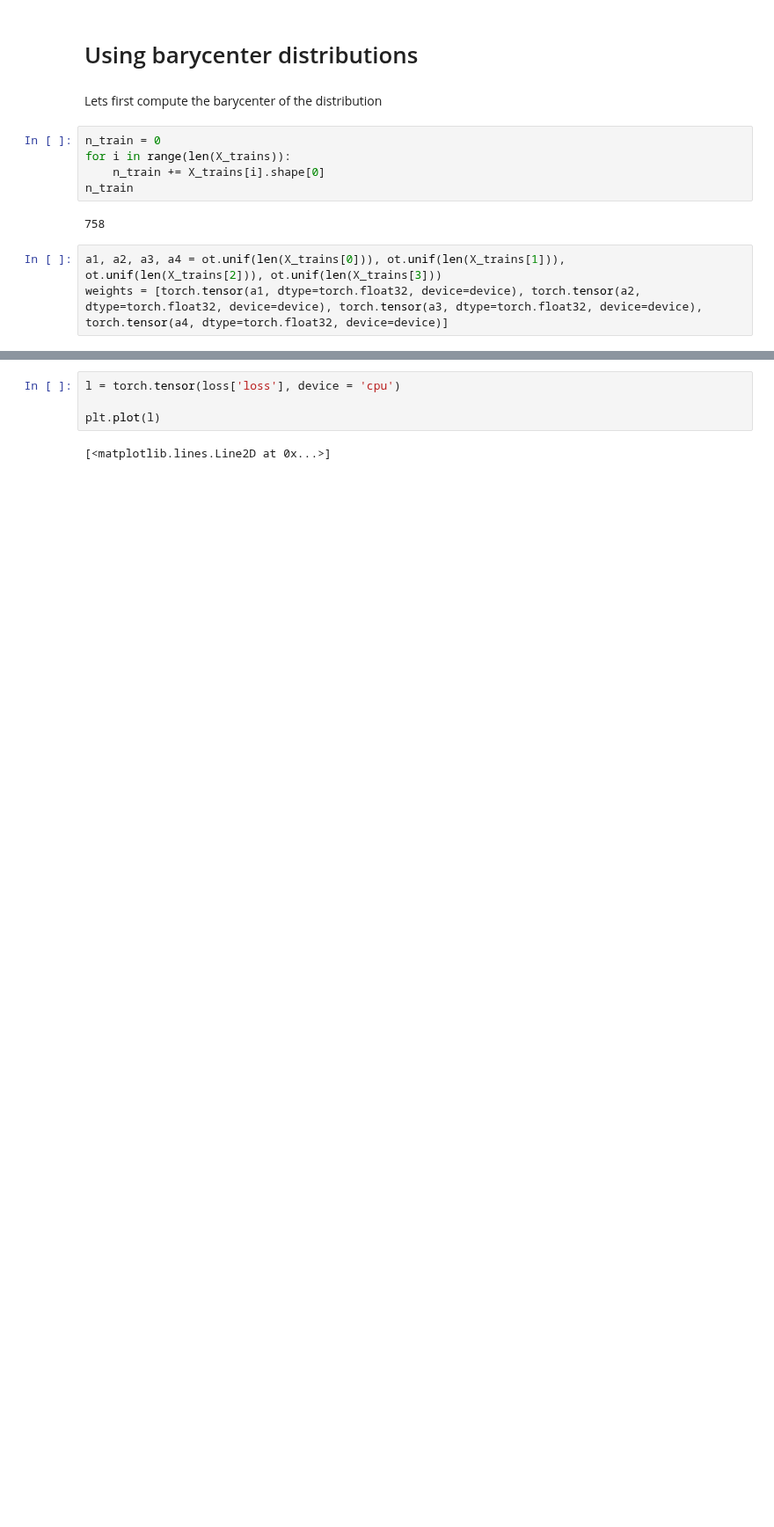
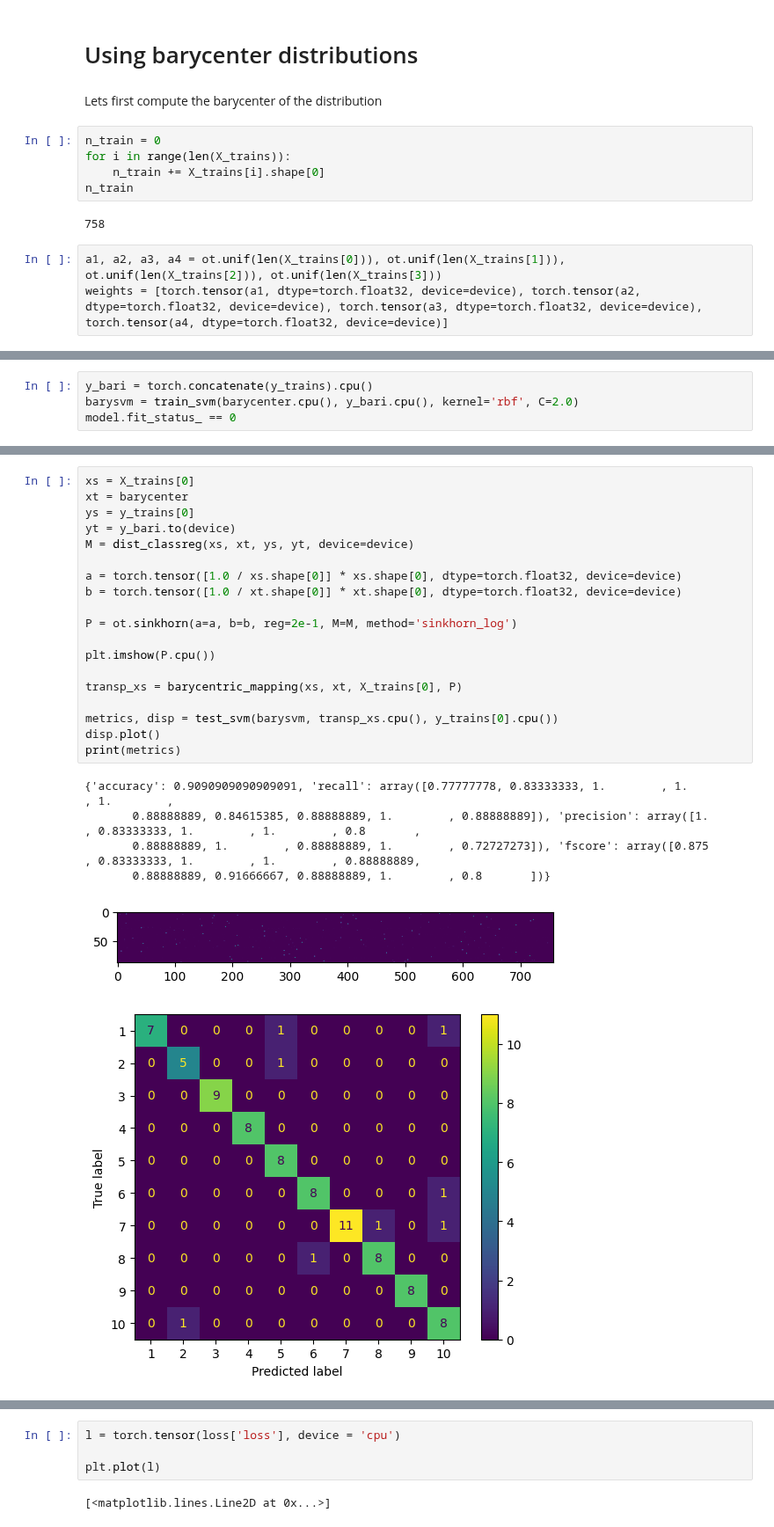
Before and after one commit to balazsmorv/fmri_classifier, a Jupyter notebook: Office-Caltech/office-caltech-simple.ipynb, the cells around one changed output, grey strips where cells are left out. Shown at 88% size. Drawn from its saved outputs; the diff is of its cells as text; blank space fills up the shorter version.

```diff
--- a/Office-Caltech/office-caltech-simple.ipynb
+++ b/Office-Caltech/office-caltech-simple.ipynb
@@ -301,0 +307,4 @@ torch.Size([88, 4096])
+# %%
+y_bari = torch.concatenate(y_trains).cpu()
+barysvm = train_svm(barycenter.cpu(), y_bari.cpu(), kernel='rbf', C=2.0)
+model.fit_status_ == 0
@@ -301,0 +330,26 @@ torch.Size([88, 4096])
+# %%
+xs = X_trains[0]
+xt = barycenter
+ys = y_trains[0]
+yt = y_bari.to(device)
+M = dist_classreg(xs, xt, ys, yt, device=device)
+
+a = torch.tensor([1.0 / xs.shape[0]] * xs.shape[0], dtype=torch.float32, device=device)
+b = torch.tensor([1.0 / xt.shape[0]] * xt.shape[0], dtype=torch.float32, device=device)
+
+P = ot.sinkhorn(a=a, b=b, reg=2e-1, M=M, method='sinkhorn_log')
+
+plt.imshow(P.cpu())
+
+transp_xs = barycentric_mapping(xs, xt, X_trains[0], P)
+
+metrics, disp = test_svm(barysvm, transp_xs.cpu(), y_trains[0].cpu())
+disp.plot()
+print(metrics)
+# %% [output]
+{'accuracy': 0.9090909090909091, 'recall': array([0.77777778, 0.83333333, 1.        , 1.        , 1.        ,
+       0.88888889, 0.84615385, 0.88888889, 1.        , 0.88888889]), 'precision': array([1.        , 0.83333333, 1.        , 1.        , 0.8       ,
+       0.88888889, 1.        , 0.88888889, 1.        , 0.72727273]), 'fscore': array([0.875     , 0.83333333, 1.        , 1.        , 0.88888889,
+       0.88888889, 0.91666667, 0.88888889, 1.        , 0.8       ])}
+[figure, added]
+[figure, added]
```
Also changed, not shown: parts of 17 cells of this notebook, 7 other files.
